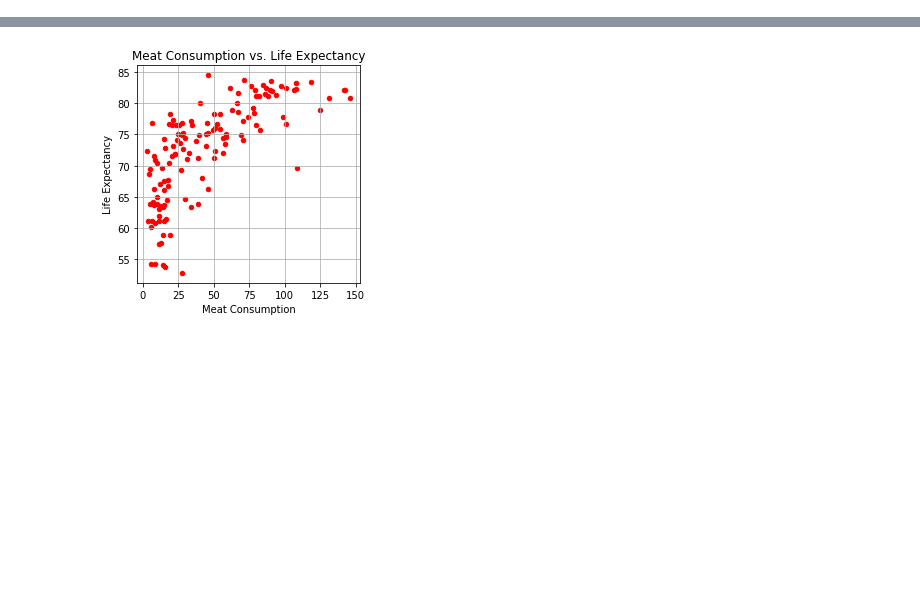
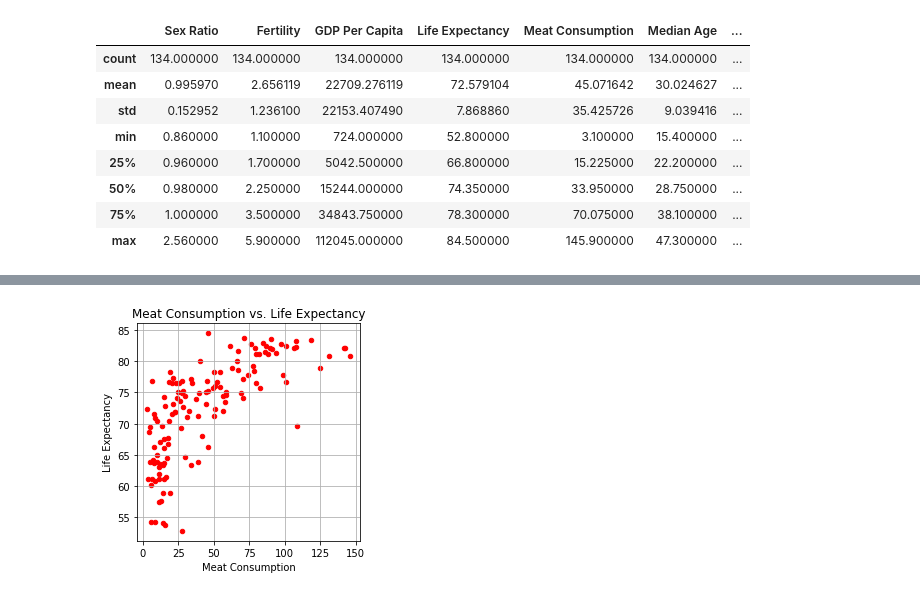
Before and after one commit to ermcgrew/bootcamp_project_one, a Jupyter notebook: data_analysis.ipynb, the cells around one changed output, grey strips where cells are left out. Saved outputs shown, nothing was run; the diff lists cells and outputs as text; code cells hidden in the pictures; blank space fills up the shorter version.

```diff
--- a/data_analysis.ipynb
+++ b/data_analysis.ipynb
@@ -0,0 +235,12 @@
+# %%
+merged_df.describe()
+# %% [output]
+|  | Sex Ratio | Fertility | GDP Per Capita | Life Expectancy | Meat Consumption | Median Age | ... |
+| count | 134.000000 | 134.000000 | 134.000000 | 134.000000 | 134.000000 | 134.000000 | ... |
+| mean | 0.995970 | 2.656119 | 22709.276119 | 72.579104 | 45.071642 | 30.024627 | ... |
+| std | 0.152952 | 1.236100 | 22153.407490 | 7.868860 | 35.425726 | 9.039416 | ... |
+| min | 0.860000 | 1.100000 | 724.000000 | 52.800000 | 3.100000 | 15.400000 | ... |
+| 25% | 0.960000 | 1.700000 | 5042.500000 | 66.800000 | 15.225000 | 22.200000 | ... |
+| 50% | 0.980000 | 2.250000 | 15244.000000 | 74.350000 | 33.950000 | 28.750000 | ... |
+| 75% | 1.000000 | 3.500000 | 34843.750000 | 78.300000 | 70.075000 | 38.100000 | ... |
+| max | 2.560000 | 5.900000 | 112045.000000 | 84.500000 | 145.900000 | 47.300000 | ... |
```
Also changed, not shown: parts of 21 cells of this notebook.
